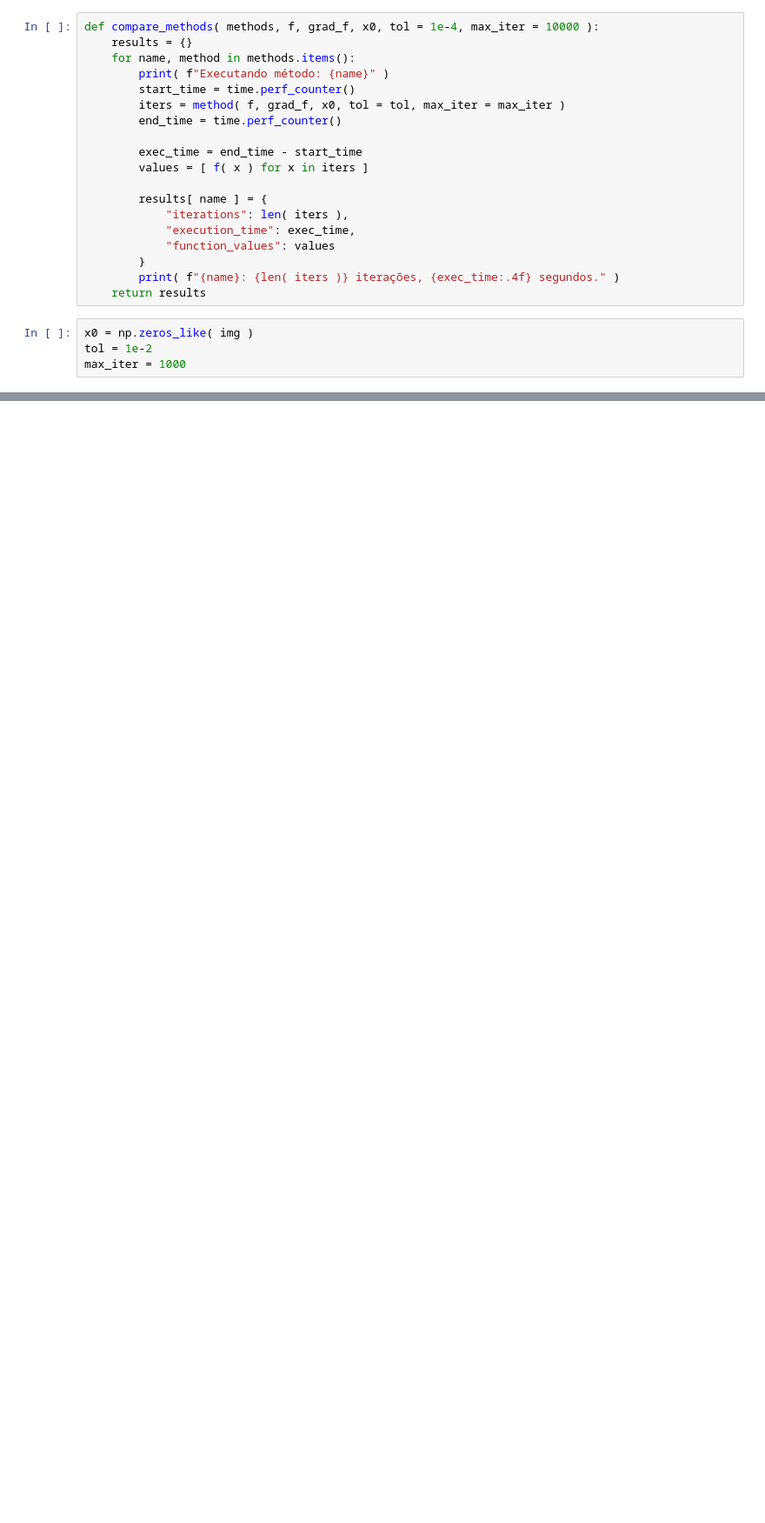
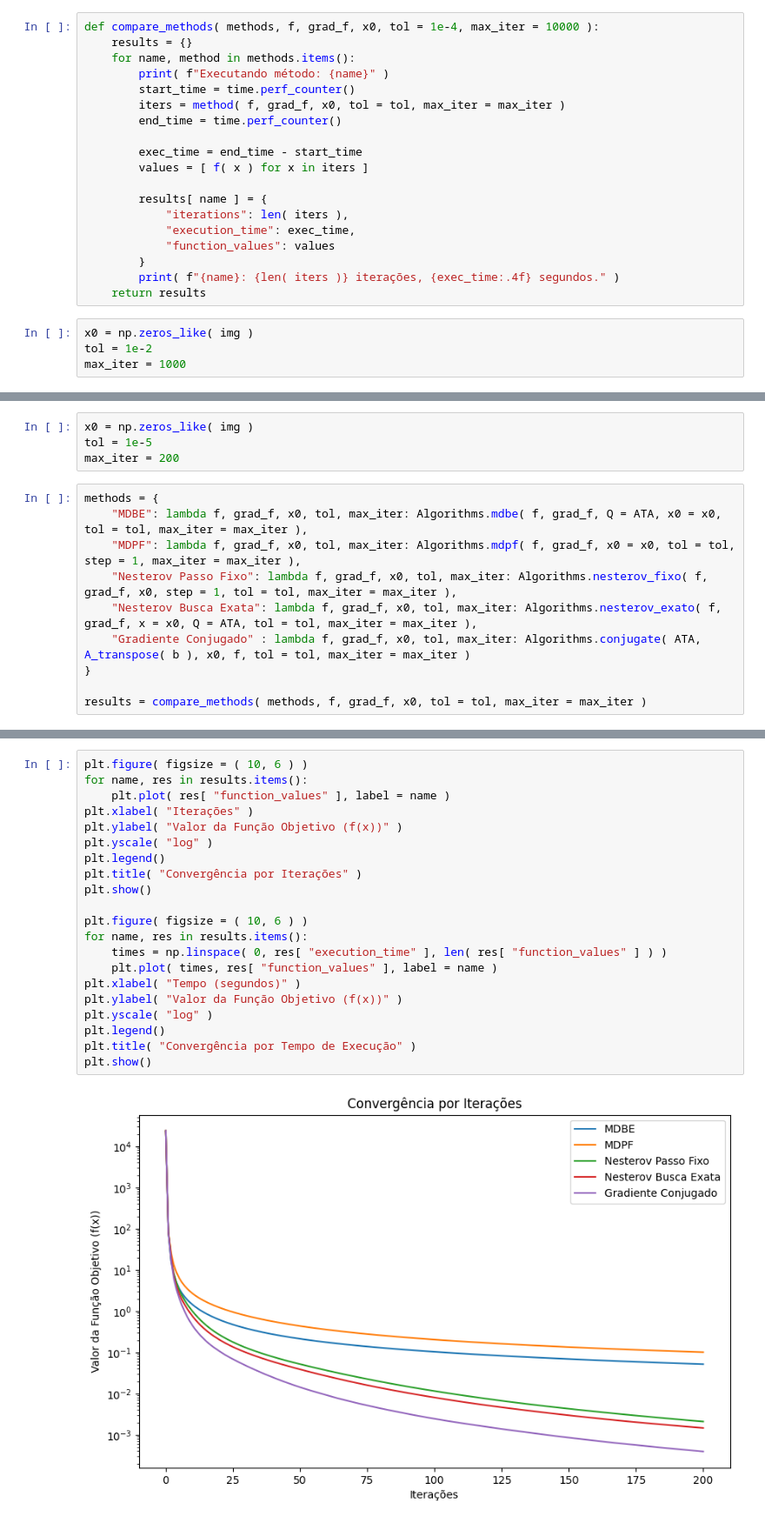
Before and after one commit to gligabo/projeto_ic, a Jupyter notebook: sem_regularizacao/reconstrucao_borrada.ipynb, the cells around one changed output, grey strips where cells are left out. Shown at 87% size. Saved outputs shown, nothing was run; the diff lists cells and outputs as text; blank space fills up the shorter version.

Commit message:
Teste com 200 iterações

```diff
--- a/sem_regularizacao/reconstrucao_borrada.ipynb
+++ b/sem_regularizacao/reconstrucao_borrada.ipynb
@@ -236,0 +239,14 @@ plt.show()
+# %%
+x0 = np.zeros_like( img )
+tol = 1e-5
+max_iter = 200
+# %%
+methods = {
+    "MDBE": lambda f, grad_f, x0, tol, max_iter: Algorithms.mdbe( f, grad_f, Q = ATA, x0 = x0, tol = tol, max_iter = max_iter ),
+    "MDPF": lambda f, grad_f, x0, tol, max_iter: Algorithms.mdpf( f, grad_f, x0 = x0, tol = tol, step = 1, max_iter = max_iter ),
+    "Nesterov Passo Fixo": lambda f, grad_f, x0, tol, max_iter: Algorithms.nesterov_fixo( f, grad_f, x0, step = 1, tol = tol, max_iter = max_iter ),
+    "Nesterov Busca Exata": lambda f, grad_f, x0, tol, max_iter: Algorithms.nesterov_exato( f, grad_f, x = x0, Q = ATA, tol = tol, max_iter = max_iter ),
+    "Gradiente Conjugado" : lambda f, grad_f, x0, tol, max_iter: Algorithms.conjugate( ATA, A_transpose( b ), x0, f, tol = tol, max_iter = max_iter )
+}
+
+results = compare_methods( methods, f, grad_f, x0, tol = tol, max_iter = max_iter )
@@ -236,0 +264,23 @@ plt.show()
+# %%
+plt.figure( figsize = ( 10, 6 ) )
+for name, res in results.items():
+    plt.plot( res[ "function_values" ], label = name )
+plt.xlabel( "Iterações" )
+plt.ylabel( "Valor da Função Objetivo (f(x))" )
+plt.yscale( "log" )
+plt.legend()
+plt.title( "Convergência por Iterações" )
+plt.show()
+
+plt.figure( figsize = ( 10, 6 ) )
+for name, res in results.items():
+    times = np.linspace( 0, res[ "execution_time" ], len( res[ "function_values" ] ) )
+    plt.plot( times, res[ "function_values" ], label = name )
+plt.xlabel( "Tempo (segundos)" )
+plt.ylabel( "Valor da Função Objetivo (f(x))" )
+plt.yscale( "log" )
+plt.legend()
+plt.title( "Convergência por Tempo de Execução" )
+plt.show()
+# %% [output]
+[figure, added]
```
Also changed, not shown: parts of 8 cells of this notebook.
